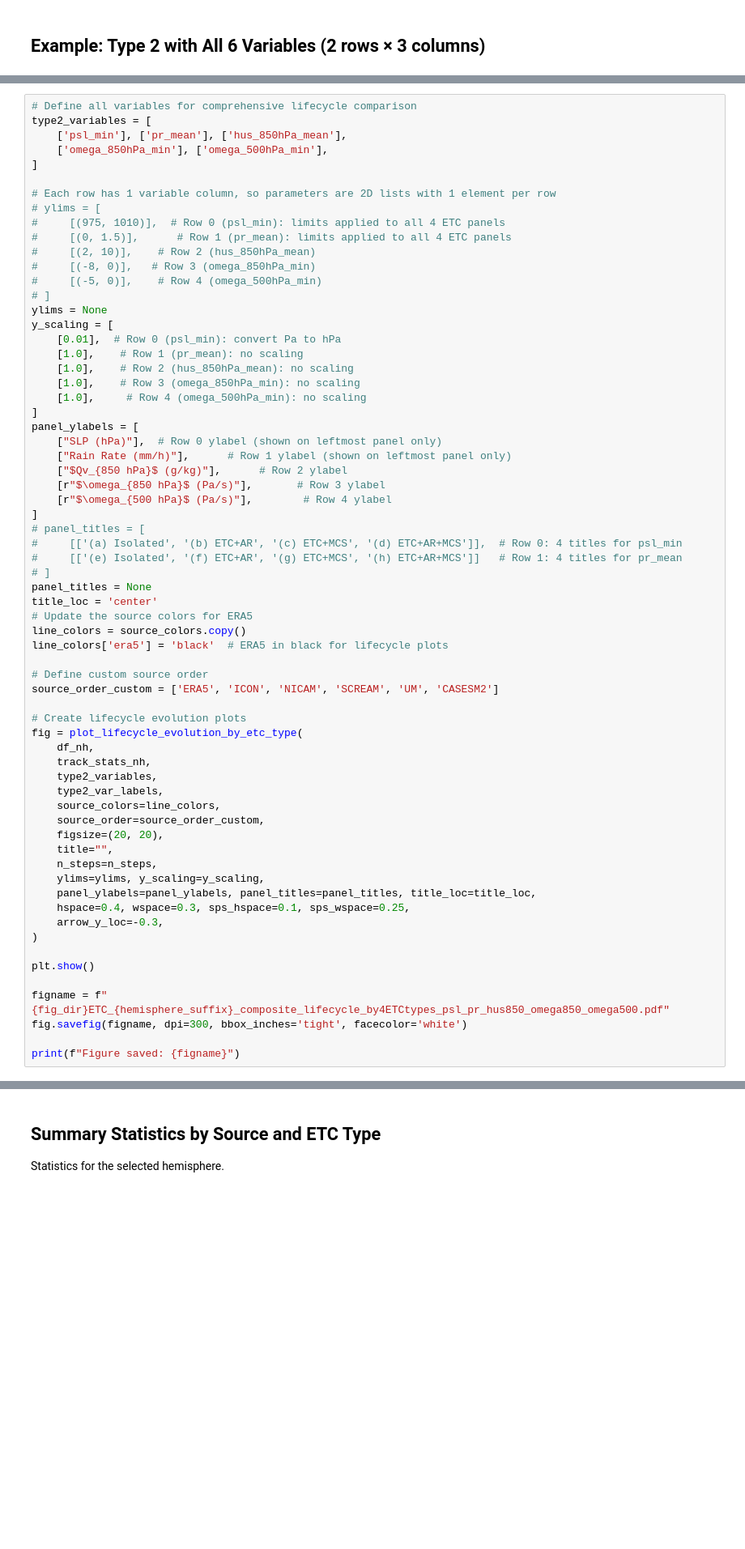
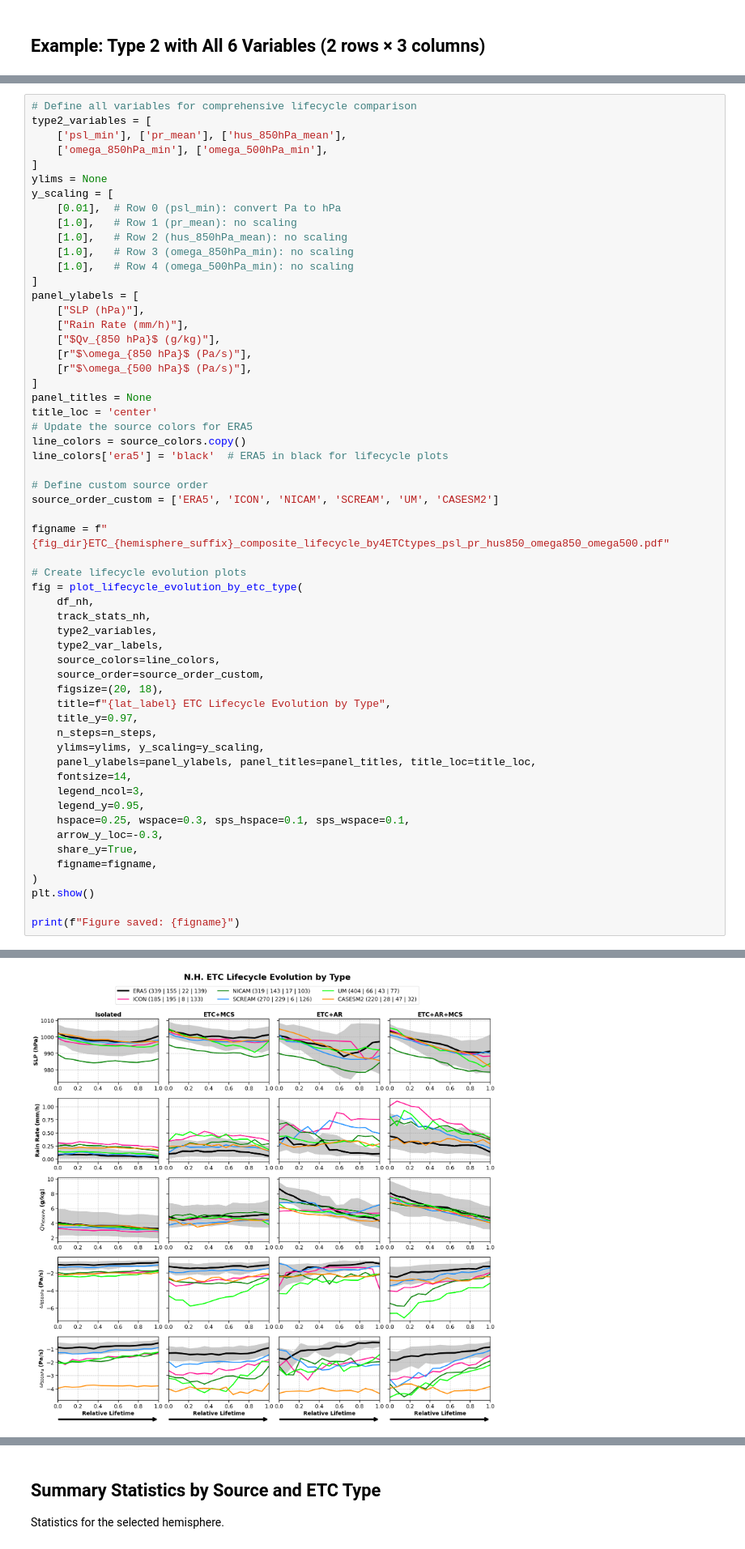
Before and after one commit to WACCEM/gsrm_cooccurrencefeature, a Jupyter notebook: notebooks/plot_etc_spatialmean_stats_multisource.ipynb, the cells around one changed output, grey strips where cells are left out. Shown at 81% size. Cells and saved outputs as stored; diff of their text form; blank space fills up the shorter version.

```diff
--- a/notebooks/plot_etc_spatialmean_stats_multisource.ipynb
+++ b/notebooks/plot_etc_spatialmean_stats_multisource.ipynb
@@ -1069,34 +1250,21 @@ type2_variables = [
     ['psl_min'], ['pr_mean'], ['hus_850hPa_mean'],
     ['omega_850hPa_min'], ['omega_500hPa_min'],
 ]
-
-# Each row has 1 variable column, so parameters are 2D lists with 1 element per row
-# ylims = [
-#     [(975, 1010)],  # Row 0 (psl_min): limits applied to all 4 ETC panels
-#     [(0, 1.5)],      # Row 1 (pr_mean): limits applied to all 4 ETC panels
-#     [(2, 10)],    # Row 2 (hus_850hPa_mean)
-#     [(-8, 0)],   # Row 3 (omega_850hPa_min)
-#     [(-5, 0)],    # Row 4 (omega_500hPa_min)
-# ]
 ylims = None
 y_scaling = [
     [0.01],  # Row 0 (psl_min): convert Pa to hPa
-    [1.0],    # Row 1 (pr_mean): no scaling
-    [1.0],    # Row 2 (hus_850hPa_mean): no scaling
-    [1.0],    # Row 3 (omega_850hPa_min): no scaling
-    [1.0],     # Row 4 (omega_500hPa_min): no scaling
+    [1.0],   # Row 1 (pr_mean): no scaling
+    [1.0],   # Row 2 (hus_850hPa_mean): no scaling
+    [1.0],   # Row 3 (omega_850hPa_min): no scaling
+    [1.0],   # Row 4 (omega_500hPa_min): no scaling
 ]
 panel_ylabels = [
-    ["SLP (hPa)"],  # Row 0 ylabel (shown on leftmost panel only)
-    ["Rain Rate (mm/h)"],      # Row 1 ylabel (shown on leftmost panel only)
-    ["$Qv_{850 hPa}$ (g/kg)"],      # Row 2 ylabel
-    [r"$\omega_{850 hPa}$ (Pa/s)"],       # Row 3 ylabel
-    [r"$\omega_{500 hPa}$ (Pa/s)"],        # Row 4 ylabel
+    ["SLP (hPa)"],
+    ["Rain Rate (mm/h)"],
+    ["$Qv_{850 hPa}$ (g/kg)"],
+    [r"$\omega_{850 hPa}$ (Pa/s)"],
+    [r"$\omega_{500 hPa}$ (Pa/s)"],
 ]
-# panel_titles = [
-#     [['(a) Isolated', '(b) ETC+AR', '(c) ETC+MCS', '(d) ETC+AR+MCS']],  # Row 0: 4 titles for psl_min
-#     [['(e) Isolated', '(f) ETC+AR', '(g) ETC+MCS', '(h) ETC+AR+MCS']]   # Row 1: 4 titles for pr_mean
-# ]
 panel_titles = None
 title_loc = 'center'
 # Update the source colors for ERA5
@@ -1106,6 +1274,8 @@ line_colors['era5'] = 'black'  # ERA5 in black for lifecycle plots
 # Define custom source order
 source_order_custom = ['ERA5', 'ICON', 'NICAM', 'SCREAM', 'UM', 'CASESM2']
 
+figname = f"{fig_dir}ETC_{hemisphere_suffix}_composite_lifecycle_by4ETCtypes_psl_pr_hus850_omega850_omega500.pdf"
+
 # Create lifecycle evolution plots
 fig = plot_lifecycle_evolution_by_etc_type(
     df_nh,
@@ -1114,18 +1284,21 @@ fig = plot_lifecycle_evolution_by_etc_type(
     type2_var_labels,
     source_colors=line_colors,
     source_order=source_order_custom,
-    figsize=(20, 20),
-    title="",
+    figsize=(20, 18),
+    title=f"{lat_label} ETC Lifecycle Evolution by Type",
+    title_y=0.97,
     n_steps=n_steps,
     ylims=ylims, y_scaling=y_scaling,
     panel_ylabels=panel_ylabels, panel_titles=panel_titles, title_loc=title_loc,
-    hspace=0.4, wspace=0.3, sps_hspace=0.1, sps_wspace=0.25,
+    fontsize=14,
+    legend_ncol=3,
+    legend_y=0.95,
+    hspace=0.25, wspace=0.3, sps_hspace=0.1, sps_wspace=0.1,
     arrow_y_loc=-0.3,
+    share_y=True,
+    figname=figname,
 )
-
 plt.show()
 
-figname = f"{fig_dir}ETC_{hemisphere_suffix}_composite_lifecycle_by4ETCtypes_psl_pr_hus850_omega850_omega500.pdf"
-fig.savefig(figname, dpi=300, bbox_inches='tight', facecolor='white')
-
 print(f"Figure saved: {figname}")
+# %% [output]
@@ -1131,0 +1311 @@ print(f"Figure saved: {figname}")
+[figure, added]
```
Also changed, not shown: parts of 9 cells of this notebook, 1 other file.
